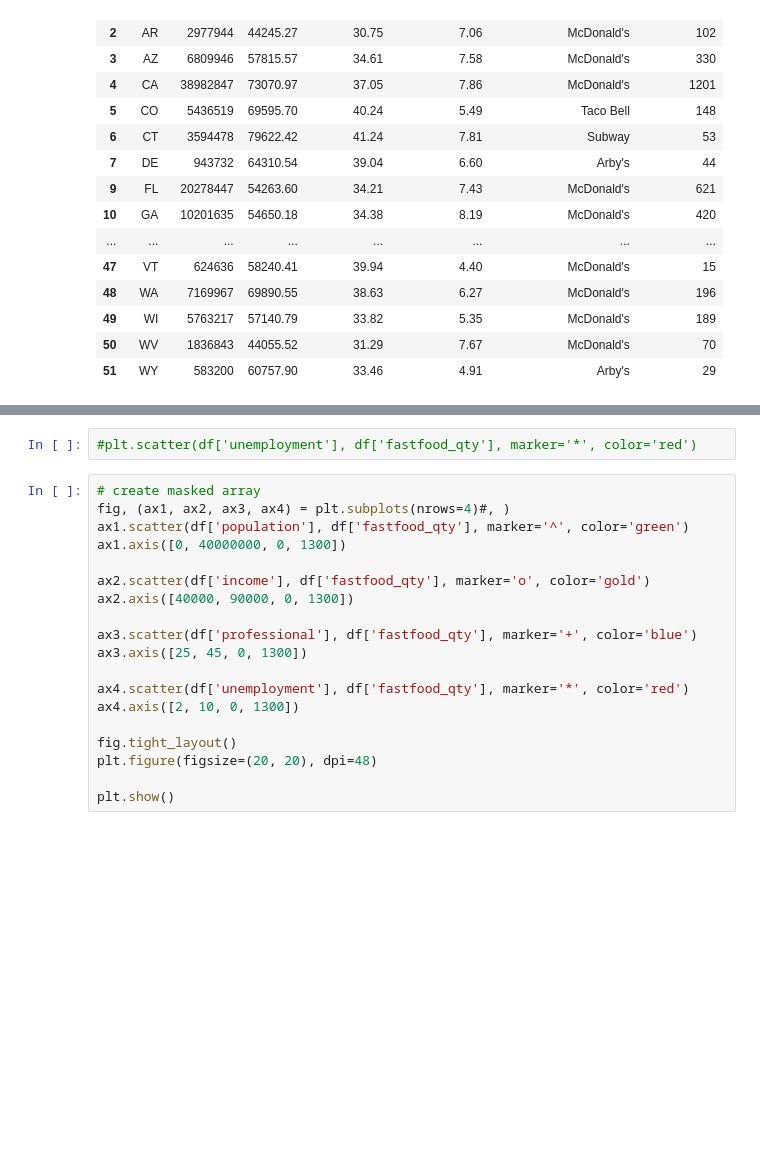
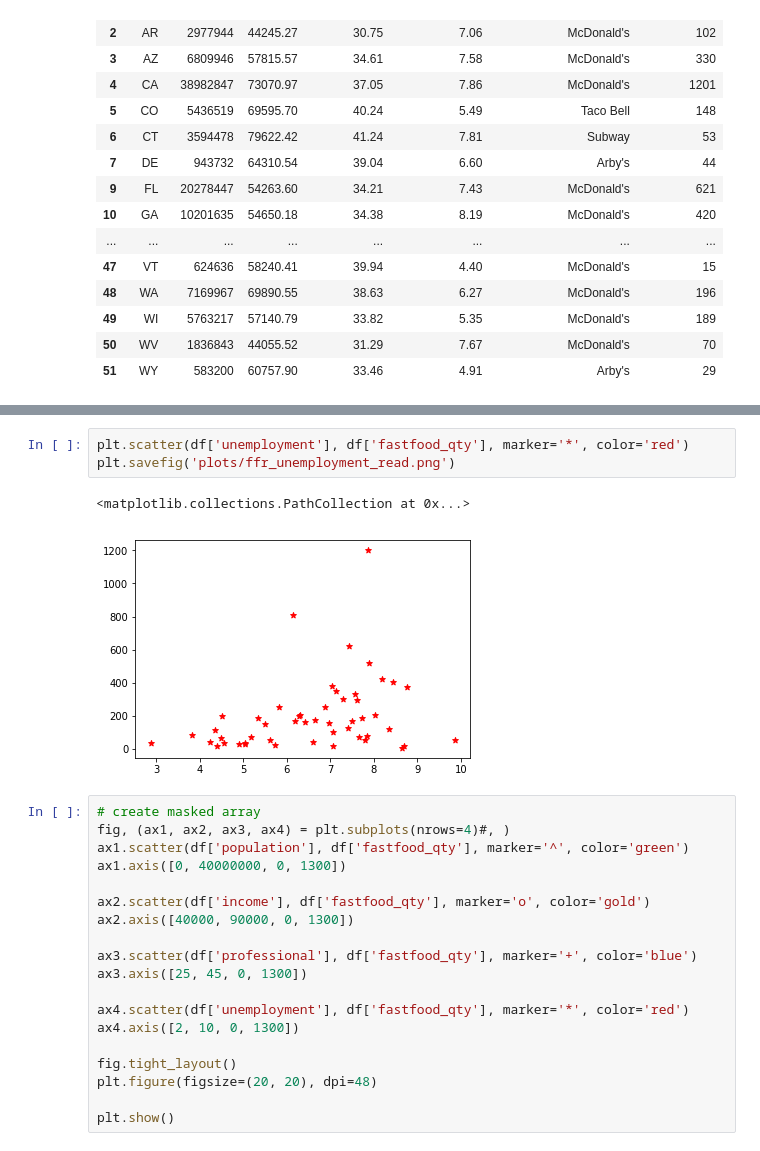
Before and after one commit to tduszyk/Supersize_America, a Jupyter notebook: supersize_america.ipynb, the cells around one changed output, grey strips where cells are left out. Saved outputs shown, nothing was run; the diff lists cells and outputs as text; blank space fills up the shorter version.

```diff
--- a/supersize_america.ipynb
+++ b/supersize_america.ipynb
@@ -242,5 +251,9 @@ plt.axis([0, 40000000, 0, 1300])
 # %%
-#plt.scatter(df['unemployment'], df['fastfood_qty'], marker='*', color='red')
+plt.scatter(df['unemployment'], df['fastfood_qty'], marker='*', color='red')
+plt.savefig('plots/ffr_unemployment_read.png')
+# %% [output]
+<matplotlib.collections.PathCollection at 0x...>
+[figure, added]
 # %%
 # create masked array
 fig, (ax1, ax2, ax3, ax4) = plt.subplots(nrows=4)#, )
```
Also changed, not shown: parts of 3 cells of this notebook, 4 other files.
